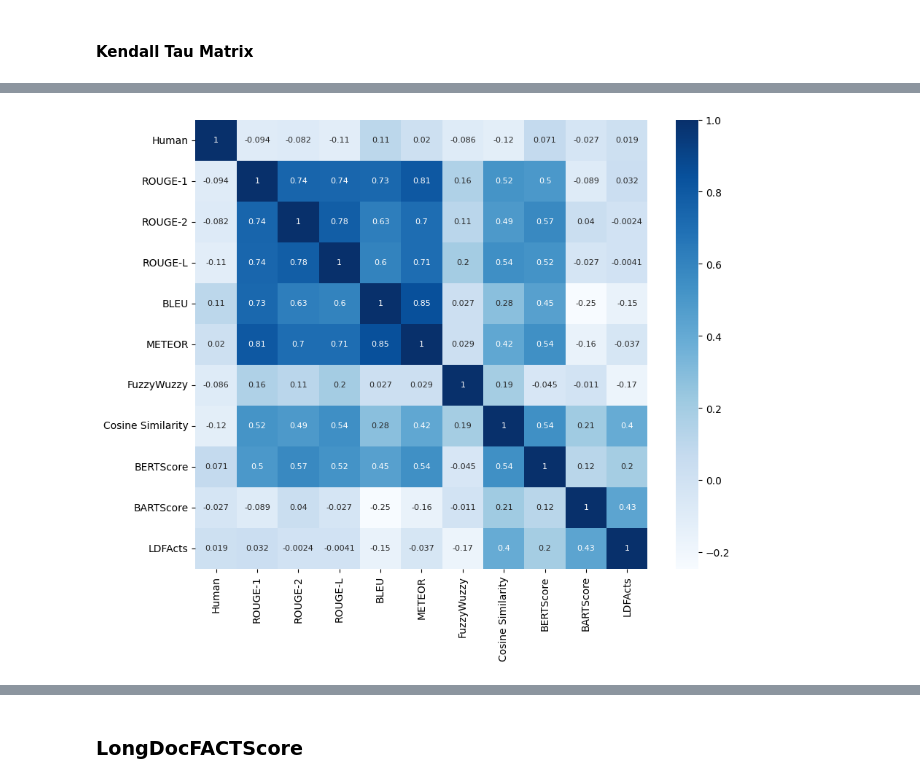
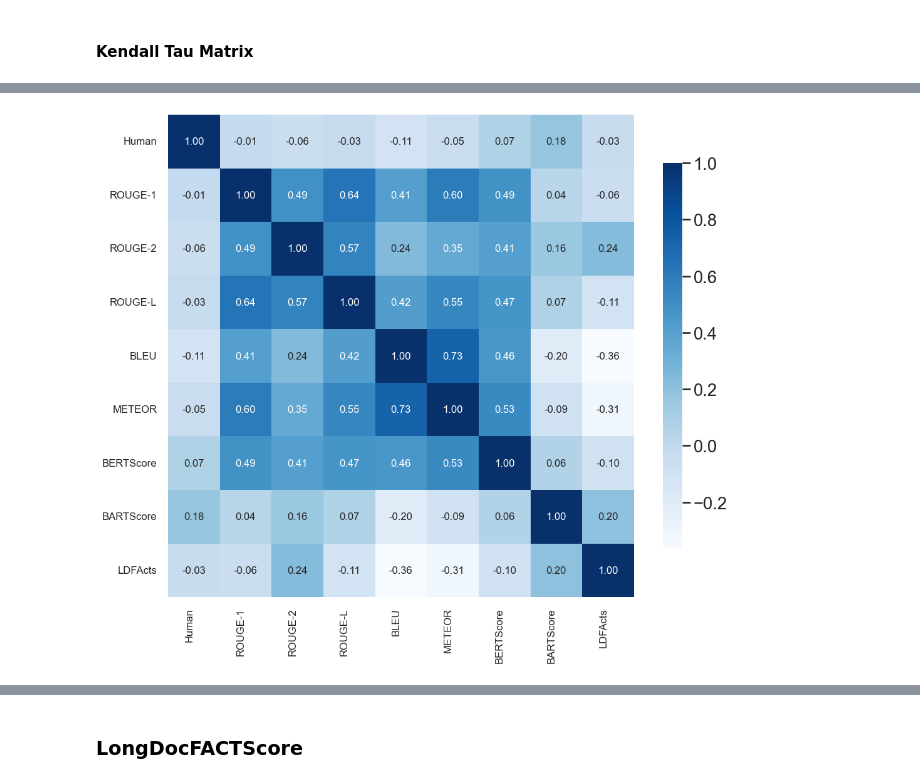
Before and after one commit to anonymous2024-gpu/Factual-Consistency-Evaluation, a Jupyter notebook: LongDocFACTScore/Correlations.ipynb, the cells around one changed output, grey strips where cells are left out. Drawn from its saved outputs; the diff is of its cells as text; code cells hidden in the pictures.

```diff
--- a/LongDocFACTScore/Correlations.ipynb
+++ b/LongDocFACTScore/Correlations.ipynb
@@ -9,4 +12,4 @@ import os
 # %%
-df1 = pd.read_csv("data/DialogSum/DialogSum_longdocfactscore.csv")
+df1 = pd.read_csv("./data/DialogSum/CoVe_ldfacts.csv")
 df1.head()
 # %% [output]
@@ -20,5 +24,5 @@ df1.head()
 # %%
-df2 = pd.read_json("data/DialogSum/DialogSum_summary_LDfacts.json")
+df2 = pd.read_json("./data/DialogSum/summary_LDfacts.json")
 df2.rename(columns={'summary_ldfacts_doc_hyp': 'human_summary_factuality'}, inplace=True)
 merged_df = pd.merge(df1, df2, on='id', how='inner')
 merged_df.head()
@@ -63,12 +65,15 @@ Index(['fuzzywuzzy', 'rouge_rouge_l_f_score', 'rouge_rouge_1_f_score',
       dtype='object')
 # %%
 def calculate_means_and_correlation(df):
-    cols = [col for col in df.columns if any(metric in col for metric in ["factuality", "rouge", "bleu", "meteor", "fuzzywuzzy", "cosine_similarity", "bertscore", "bartscore", "ldfacts_src_hyp"])]
-    # cols = [col for col in df.columns if any(metric in col for metric in [
-    #     "ldfacts_src_hyp", "rouge", "bleu", "meteor", "fuzzywuzzy",
-    #     "cosine_similarity", "bertscore", "bartscore", "ldfacts_ref_hyp"
-    # ])]
+    import re
+    import pandas as pd
+    import seaborn as sns
+    import matplotlib.pyplot as plt
 
+    # Filter columns based on specific metrics
+    cols = [col for col in df.columns if any(metric in col for metric in ["factuality", "rouge", "bleu", "meteor", "bertscore", "ldfacts", "bartscore"])]
+
+    # Initialize a DataFrame to store the mean values
     df_means = pd.DataFrame()
 
     if "human_summary_factuality" in df.columns:
@@ -77,43 +82,65 @@ def calculate_means_and_correlation(df):
     for col in cols:
         metric_name = re.sub(r'^.*summary_', '', col)
         if metric_name not in df_means:
             df_means[metric_name] = df[[col]].mean(axis=1)
         else:
             df_means[metric_name] += df[[col]].mean(axis=1)
 
     df_means = df_means.div(len(cols))
 
+    # Rename columns for clarity
     rename_dict = {
         "factuality": "Human",
         "rouge_rouge_1_f_score": "ROUGE-1",
         "bertscore": "BERTScore",
         "rouge_rouge_2_f_score": "ROUGE-2",
-        "bartscore_src_hyp": "BARTScore",
         "rouge_rouge_l_f_score": "ROUGE-L",
         "bleu": "BLEU",
         "meteor": "METEOR",
-        "fuzzywuzzy": "FuzzyWuzzy",
-        "cosine_similarity": "Cosine Similarity",
-        "ldfacts_src_hyp": "LDFActs",
+        # "cosine_similarity": "Cosine Similarity",
+        "ldfacts_src_hyp": "BARTScore",
+        "bartscore_src_hyp": "LDFActs",
     }
 
     df_means = df_means.rename(columns=rename_dict)
-    column_order = ["Human"] + [col for col in df_means.columns if col != "Human"]
-    df_means = df_means[column_order]
 
+    # Move 'LDFActs' to the last column
+    if "LDFActs" in df_means.columns:
+        cols = [col for col in df_means.columns if col != "LDFActs"] + ["LDFActs"]
+        df_means = df_means[cols]
+
+    # Calculate Kendall correlation matrix
     correlation_matrix = df_means.corr(method='kendall')
 
-    plt.figure(figsize=(10, 8))
-    sns.heatmap(correlation_matrix, cmap="Blues",
+    # Set seaborn style and context
+    sns.set(style="whitegrid", context="talk", font_scale=1.2)
+
+    plt.figure(figsize=(12, 10))
+    ax = sns.heatmap(
+        correlation_matrix,
+        cmap="Blues",
         annot=True,
-        xticklabels=df_means.columns,
-        yticklabels=df_means.columns,
-        annot_kws={"fontsize": 8},
+        fmt=".2f",
+        xticklabels=correlation_matrix.columns,
+        yticklabels=correlation_matrix.columns,
+        annot_kws={"fontsize": 12},
+        cbar_kws={"shrink": 0.8}
     )
-    plt.savefig("results/DialogSum/DialogSum_metrics.png", bbox_inches="tight")
+
+    # Customize axis labels
+    ax.set_xticklabels(ax.get_xticklabels(), rotation=90, horizontalalignment='right', fontsize=12)
+    ax.set_yticklabels(ax.get_yticklabels(), fontsize=12)
+
+    # Save figure
+    plt.savefig(
+        "./data/DialogSum/CoVe_metrics.png",
+        bbox_inches="tight",
+        dpi=300
+    )
     plt.show()
     return correlation_matrix
 
+# Call the function with your DataFrame
 calculate_means_and_correlation(merged_df)
 # %% [output]
-[figure, old version]
+[figure, new version]
```
Also changed, not shown: parts of 17 cells of this notebook, 2 other files.
